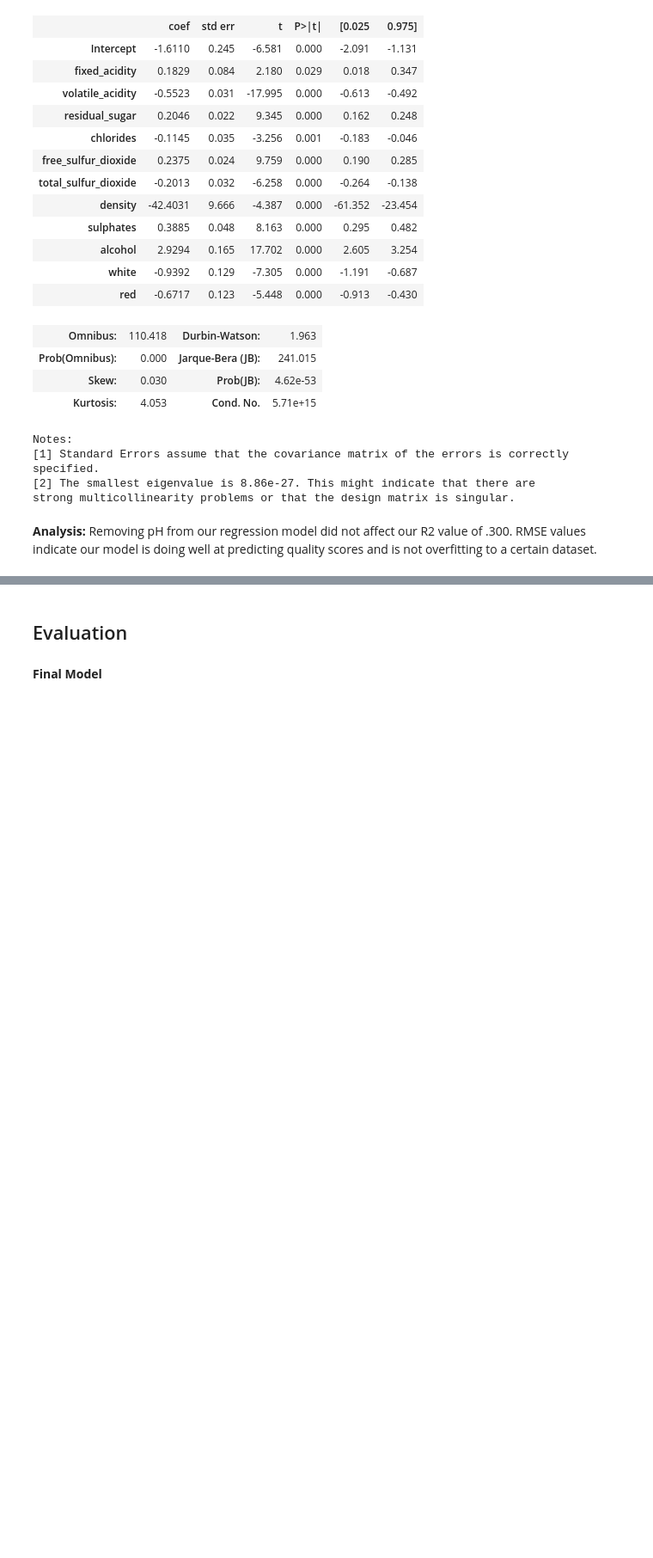
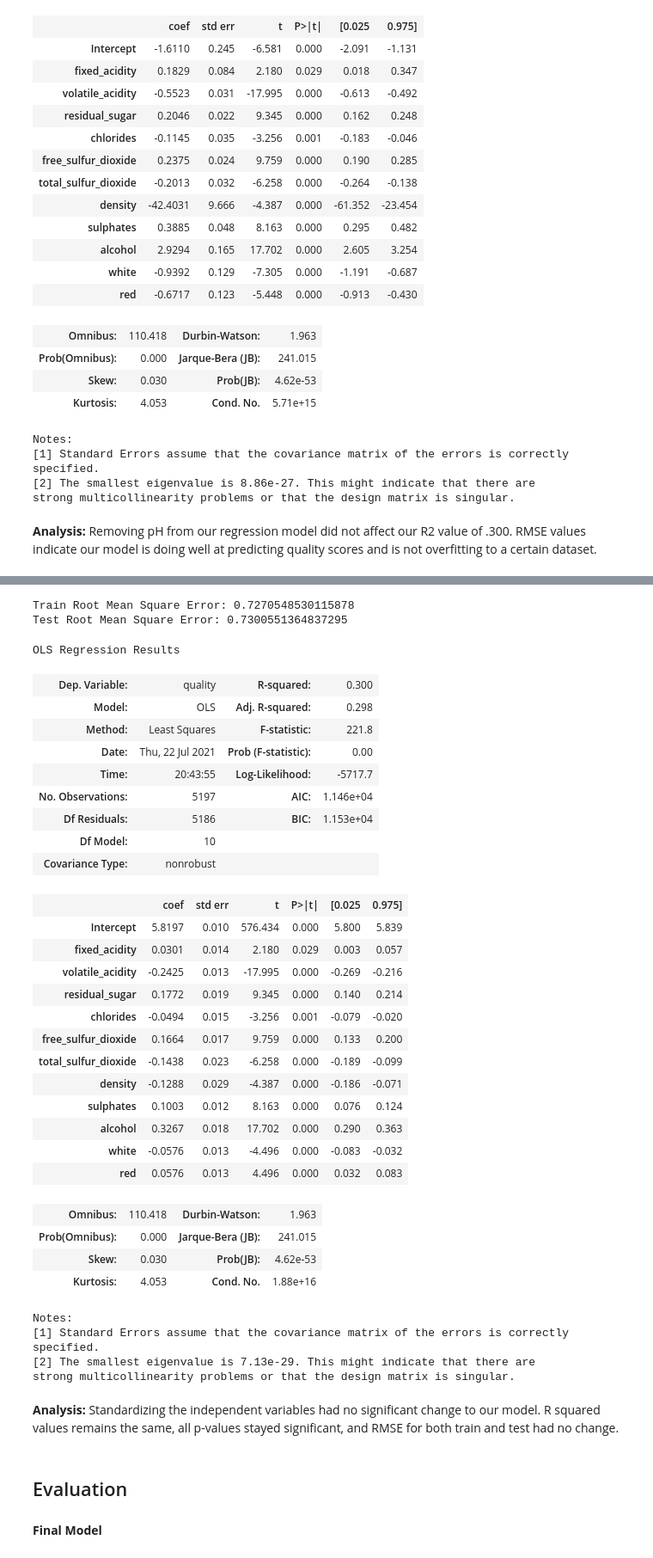
Before and after one commit to klsalcedo/red_wine_analysis, a Jupyter notebook: wine_regression_analysis.ipynb, the cells around one changed output, grey strips where cells are left out. Shown at 86% size. Saved outputs shown, nothing was run; the diff lists cells and outputs as text; code cells hidden in the pictures; blank space fills up the shorter version.

```diff
--- a/wine_regression_analysis.ipynb
+++ b/wine_regression_analysis.ipynb
@@ -503,3 +522,41 @@ strong multicollinearity problems or that the design matrix is singular.
+# %%
+m(x_train, x_test, y_train, y_test)
+# %% [output]
+Train Root Mean Square Error: 0.7270548530115878
+Test Root Mean Square Error: 0.7300551364837295
+OLS Regression Results
+| Dep. Variable: | quality | R-squared: | 0.300 |
+| Model: | OLS | Adj. R-squared: | 0.298 |
+| Method: | Least Squares | F-statistic: | 221.8 |
+| Date: | Thu, 22 Jul 2021 | Prob (F-statistic): | 0.00 |
+| Time: | 20:43:55 | Log-Likelihood: | -5717.7 |
+| No. Observations: | 5197 | AIC: | 1.146e+04 |
+| Df Residuals: | 5186 | BIC: | 1.153e+04 |
+| Df Model: | 10 |  |  |
+| Covariance Type: | nonrobust |  |  |
+|  | coef | std err | t | P>|t| | [0.025 | 0.975] |
+| Intercept | 5.8197 | 0.010 | 576.434 | 0.000 | 5.800 | 5.839 |
+| fixed_acidity | 0.0301 | 0.014 | 2.180 | 0.029 | 0.003 | 0.057 |
+| volatile_acidity | -0.2425 | 0.013 | -17.995 | 0.000 | -0.269 | -0.216 |
+| residual_sugar | 0.1772 | 0.019 | 9.345 | 0.000 | 0.140 | 0.214 |
+| chlorides | -0.0494 | 0.015 | -3.256 | 0.001 | -0.079 | -0.020 |
+| free_sulfur_dioxide | 0.1664 | 0.017 | 9.759 | 0.000 | 0.133 | 0.200 |
+| total_sulfur_dioxide | -0.1438 | 0.023 | -6.258 | 0.000 | -0.189 | -0.099 |
+| density | -0.1288 | 0.029 | -4.387 | 0.000 | -0.186 | -0.071 |
+| sulphates | 0.1003 | 0.012 | 8.163 | 0.000 | 0.076 | 0.124 |
+| alcohol | 0.3267 | 0.018 | 17.702 | 0.000 | 0.290 | 0.363 |
+| white | -0.0576 | 0.013 | -4.496 | 0.000 | -0.083 | -0.032 |
+| red | 0.0576 | 0.013 | 4.496 | 0.000 | 0.032 | 0.083 |
+| Omnibus: | 110.418 | Durbin-Watson: | 1.963 |
+| Prob(Omnibus): | 0.000 | Jarque-Bera (JB): | 241.015 |
+| Skew: | 0.030 | Prob(JB): | 4.62e-53 |
+| Kurtosis: | 4.053 | Cond. No. | 1.88e+16 |
+Notes:
+[1] Standard Errors assume that the covariance matrix of the errors is correctly specified.
+[2] The smallest eigenvalue is 7.13e-29. This might indicate that there are
+strong multicollinearity problems or that the design matrix is singular.
+# %% [markdown]
+**Analysis:** Standardizing the independent variables had no significant change to our model. R squared values remains the same, all p-values stayed significant, and RMSE for both train and test had no change.
 # %% [markdown]
 ## Evaluation
 # %% [markdown]
```
Also changed, not shown: parts of 14 cells of this notebook.
